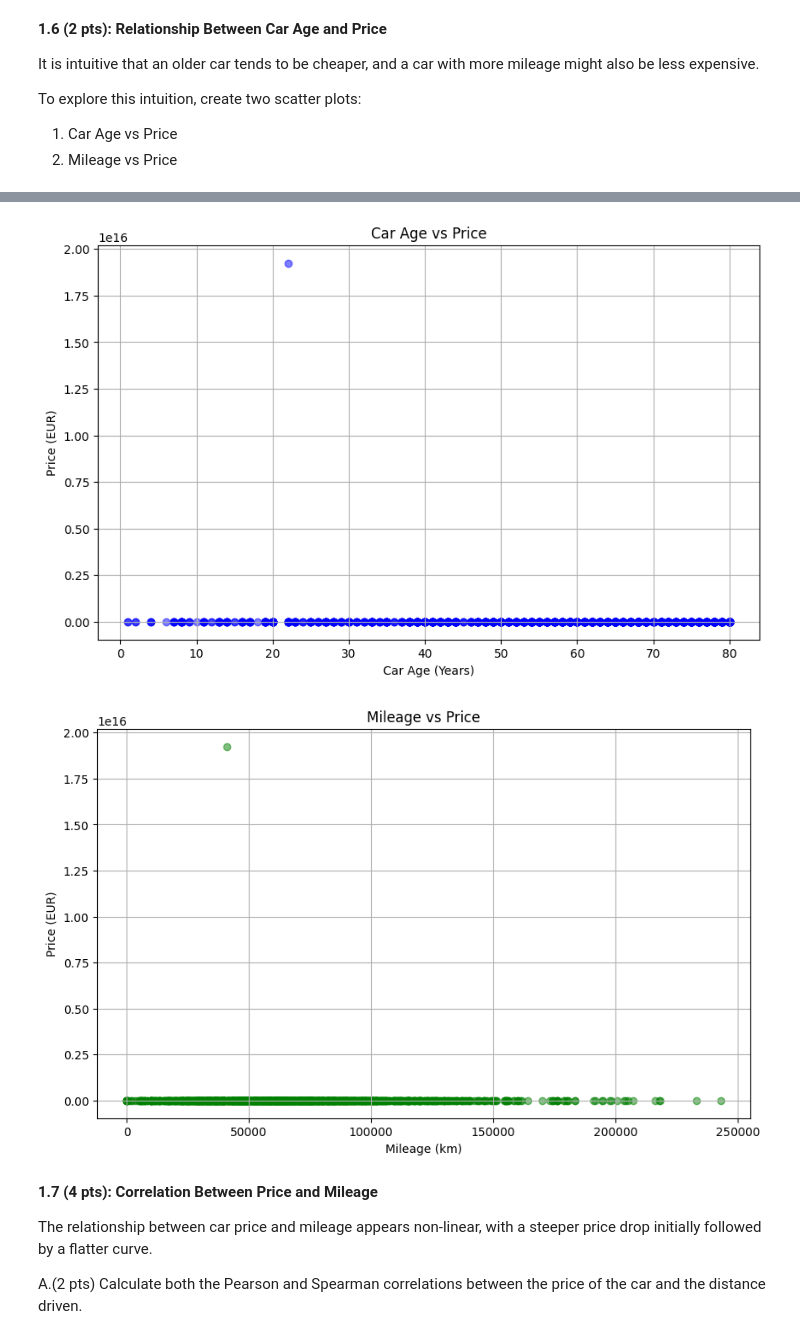
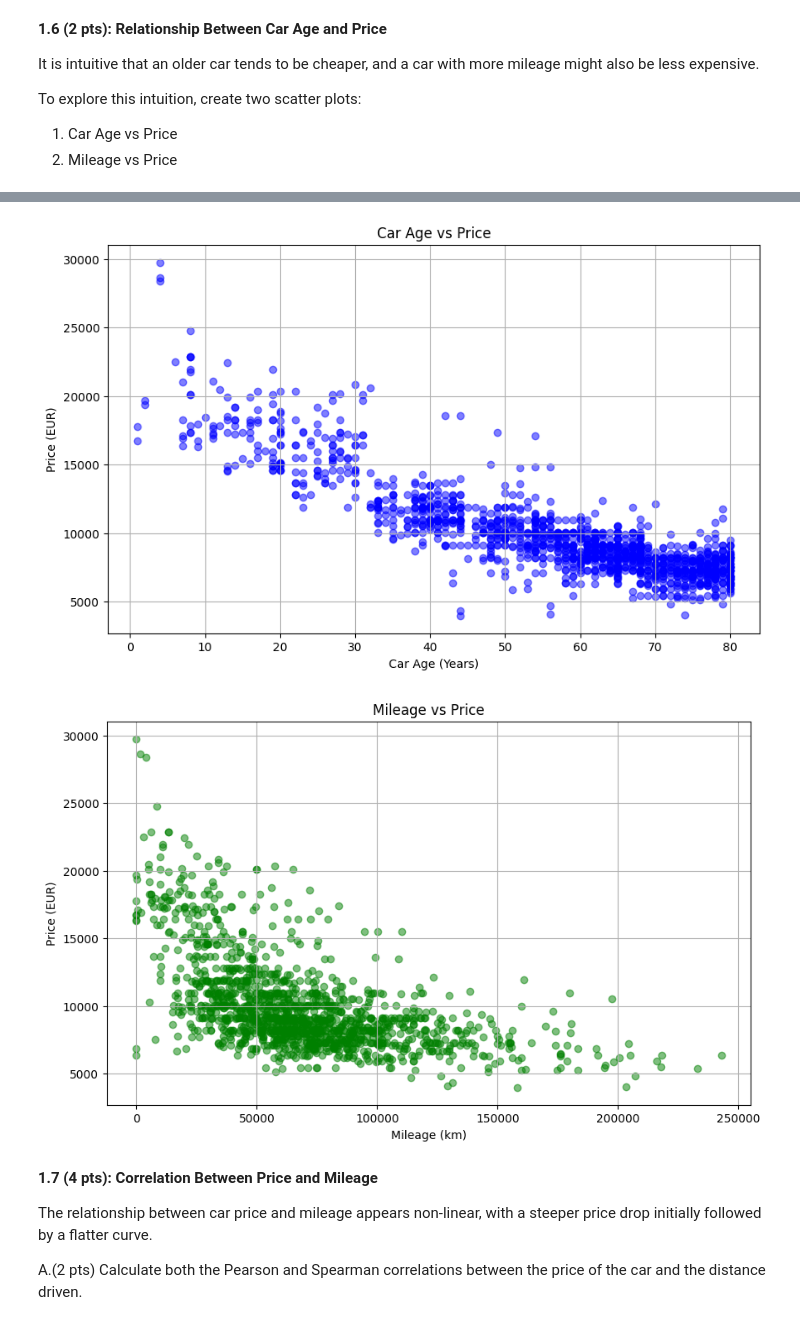
Before and after one commit to PavelDetvan/Data-Analysis, a Jupyter notebook: clinic2/clinic2-empty.ipynb, the cells around one changed output, grey strips where cells are left out. Cells and saved outputs as stored; diff of their text form; code cells hidden in the pictures.

```diff
--- a/clinic2/clinic2-empty.ipynb
+++ b/clinic2/clinic2-empty.ipynb
@@ -161,9 +161,6 @@ with open("data/Task1-2.ToyotaCorolla-raw.csv", "r", encoding="utf-8") as file:
 # %%
 #TODO
 import pandas as pd
-
-# Load the data
-df = pd.read_csv("data/Task1-2.ToyotaCorolla-raw.csv", on_bad_lines="skip", encoding="utf-8")
 
 # Check for NaN values
 nan_summary = df.isna().sum()
@@ -179,13 +176,10 @@ df_filled = df.fillna(method="ffill")  # Forward fill (use previous row value)
 # df_filled = df.fillna(0)  # Alternatively, replace NaNs with 0
 
 # Option 2: Drop problematic rows if they can't be fixed
-df_cleaned = df.dropna()
+df = df.dropna()
 
 # Display the cleaned DataFrame
 print("Cleaned DataFrame:\n", df_cleaned.head())
-
-# Save the cleaned dataset (optional)
-df_cleaned.to_csv("ToyotaCorolla_cleaned.csv", index=False)
 # %% [output]
 Missing values per column:
  Price        0
@@ -217,8 +211,6 @@ Hint: Is all values in the `Price` column numerical?
 import pandas as pd
 import re
 
-# Load the data
-df = pd.read_csv("data/Task1-2.ToyotaCorolla-raw.csv", on_bad_lines="skip", encoding="utf-8")
 
 print(df["Price"].describe())
 # Clean the 'Price' column using regex
@@ -333,10 +322,8 @@ A.  Print the average price for each fuel type. Determine which fuel type has th
 B.  Print the average price for different numbers of doors. Determine which number of doors has the highest average price.
 # %%
 #TODO
-import pandas as pd
-
-# Load cleaned data
-df = pd.read_csv("ToyotaCorolla_cleaned.csv")
+# Remove cars with prices over 100,000
+df = df[df["Price"] <= 100000]
 
 # A. Average Price for Each Fuel Type
 fuel_avg_price = df.groupby("FuelType")["Price"].mean()
@@ -394,36 +381,33 @@ df.sample(10)
 # %%
 #TODO
 import pandas as pd
 import matplotlib.pyplot as plt
 from datetime import datetime
-
-# Load the cleaned data
-df = pd.read_csv("ToyotaCorolla_cleaned.csv")
 
 # 1. Calculate Car Age (current year - car year)
 current_year = datetime.now().year
 df['Age']
 
 # 2. Scatter Plot: Car Age vs Price
 plt.figure(figsize=(10, 6))
 plt.scatter(df['Age'], df['Price'], alpha=0.5, color='blue')
 plt.title("Car Age vs Price")
 plt.xlabel("Car Age (Years)")
 plt.ylabel("Price (EUR)")
 plt.grid(True)
 plt.show()
 
 # 3. Scatter Plot: Mileage vs Price
 plt.figure(figsize=(10, 6))
 plt.scatter(df['Mileage'], df['Price'], alpha=0.5, color='green')
 plt.title("Mileage vs Price")
 plt.xlabel("Mileage (km)")
 plt.ylabel("Price (EUR)")
 plt.grid(True)
 plt.show()
 # %% [output]
-[figure, old version]
+[figure, new version]
-[figure, old version]
+[figure, new version]
 # %% [markdown]
 **1.7 (4 pts): Correlation Between Price and Mileage**
 
```
Also changed, not shown: parts of 23 cells of this notebook.
